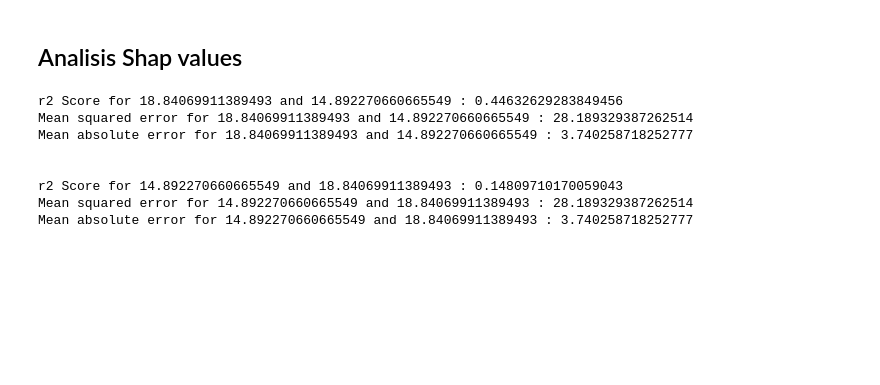
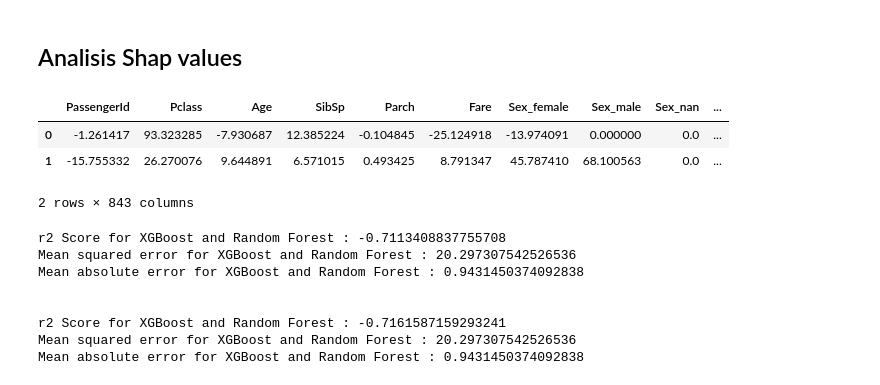
Before and after one commit to FranArenas/Fran_Arenas_XAI_credit_card, a Jupyter notebook: Code/shapley_analisis.ipynb, the cells around one changed output. Saved outputs shown, nothing was run; the diff lists cells and outputs as text; code cells hidden in the pictures; blank space fills up the shorter version.

```diff
--- a/Code/shapley_analisis.ipynb
+++ b/Code/shapley_analisis.ipynb
@@ -207,3 +205 @@ for i,val in enumerate(xgb_class.predict(df_iris)):
-# %%
-mean_xgb_shap = variable_impact(shap_values_xgboost, df_iris, df_iris.columns)
 # %% [markdown]
@@ -223,7 +217,0 @@ array([[ 9,  0,  0],
-# %%
-explainer_xgboost = shap.TreeExplainer(rf_model)
-shap_values_rf_all = explainer_xgboost.shap_values(df_iris)
-
-shap_values_rf = []
-for i,val in enumerate(rf_model.predict(df_iris)):
-    shap_values_rf.append(shap_values_rf_all[val][i])
@@ -232,2 +218,15 @@ mean_shap_rf = variable_impact(shap_values_rf, df_iris, df_iris.columns)
+# %%
+explainer_rf = shap.Explainer(rf_model)
+shap_values_rf_all = explainer_rf.shap_values(X, check_additivity=False)
+preds = rf_model.predict(X)
+shap_values_rf_t = []
+for i,_ in enumerate(shap_values_rf_all[0]):
+  shap_values_rf_t.append(shap_values_rf_all[preds[i]][i])
+
+shap_values_rf = np.zeros(len(shap_values_rf_t[0]))
+for i,_ in enumerate(rf_model.predict(X)):
+    shap_values_rf += shap_values_rf_t[i]
+
+mean_shap_rf = shap_values_rf/len(preds)
 # %% [markdown]
 ## Analisis Shap values
@@ -239,5 +233,5 @@ for col,feature in enumerate(df_iris.columns):
 # %%
-final_df = pd.DataFrame(data= [mean_xgb_shap, mean_shap_rf],columns = all_values_names)
+final_df = pd.DataFrame(data= [mean_xgb_shap, mean_shap_rf],columns = X.columns)
 # %%
 from sklearn.preprocessing import normalize
 
@@ -246,6 +240,13 @@ final_df_norm = final_df.copy()
 final_df_norm = normalize(final_df_norm)*100
 
 final_df_norm = pd.DataFrame(final_df_norm, columns = final_df.columns)
+# %%
+final_df_norm
+# %% [output]
+|  | PassengerId | Pclass | Age | SibSp | Parch | Fare | Sex_female | Sex_male | Sex_nan | ... |
+| 0 | -1.261417 | 93.323285 | -7.930687 | 12.385224 | -0.104845 | -25.124918 | -13.974091 | 0.000000 | 0.0 | ... |
+| 1 | -15.755332 | 26.270076 | 9.644891 | 6.571015 | 0.493425 | 8.791347 | 45.787410 | 68.100563 | 0.0 | ... |
+2 rows × 843 columns
 # %%
 from sklearn.metrics import r2_score,mean_squared_error, mean_absolute_error
 
@@ -256,19 +257,19 @@ for i in range(final_df_norm.shape[0]):
       mse = mean_squared_error(final_df_norm.iloc[i][:].to_numpy(),final_df_norm.iloc[j][:].to_numpy())
       mae = mean_absolute_error(final_df_norm.iloc[i][:].to_numpy(),final_df_norm.iloc[j][:].to_numpy())
 
-      name1 = final_df_norm.iloc[i][-1:].to_numpy()[0]
-      name2 = final_df_norm.iloc[j][-1:].to_numpy()[0]
+      name1 = "XGBoost"
+      name2 = "Random Forest"
 
       print("r2 Score for {} and {} : {}".format(name1,name2,r2))
       print("Mean squared error for {} and {} : {}".format(name1,name2,mse))
       print("Mean absolute error for {} and {} : {}".format(name1,name2,mae))
       print("\n")
 # %% [output]
-r2 Score for 18.84069911389493 and 14.892270660665549 : 0.44632629283849456
-Mean squared error for 18.84069911389493 and 14.892270660665549 : 28.189329387262514
-Mean absolute error for 18.84069911389493 and 14.892270660665549 : 3.740258718252777
+r2 Score for XGBoost and Random Forest : -0.7113408837755708
+Mean squared error for XGBoost and Random Forest : 20.297307542526536
+Mean absolute error for XGBoost and Random Forest : 0.9431450374092838
 
 
-r2 Score for 14.892270660665549 and 18.84069911389493 : 0.14809710170059043
-Mean squared error for 14.892270660665549 and 18.84069911389493 : 28.189329387262514
-Mean absolute error for 14.892270660665549 and 18.84069911389493 : 3.740258718252777
+r2 Score for XGBoost and Random Forest : -0.7161587159293241
+Mean squared error for XGBoost and Random Forest : 20.297307542526536
+Mean absolute error for XGBoost and Random Forest : 0.9431450374092838
```
Also changed, not shown: parts of 14 cells of this notebook.
